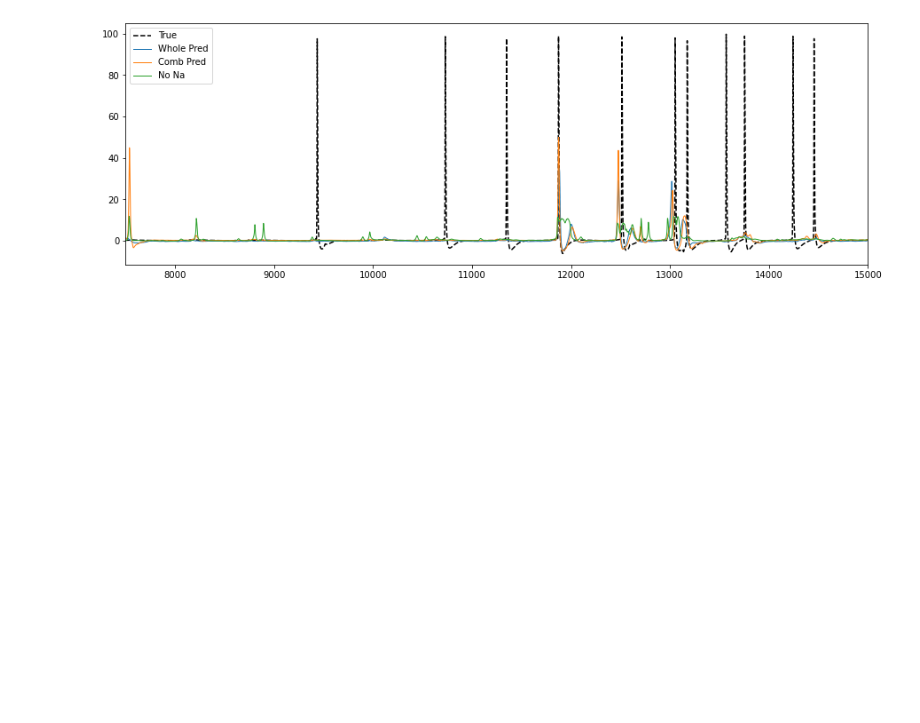
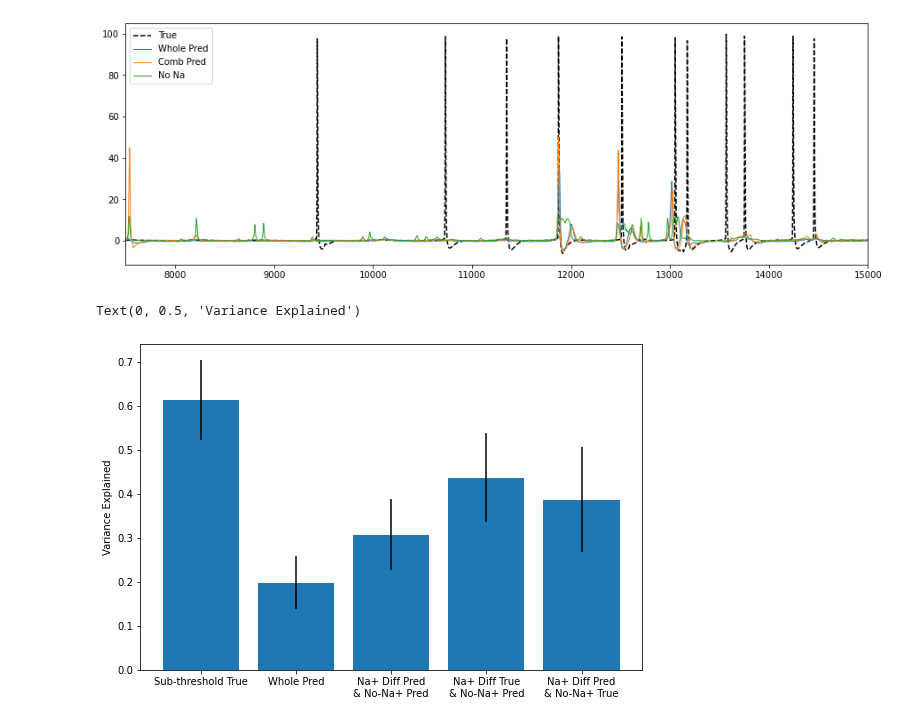
Before and after one commit to yjkimnada/dendrite, a Jupyter notebook: AP_experimental.ipynb, the cells around one changed output. Cells and saved outputs as stored; diff of their text form; code cells hidden in the pictures; blank space fills up the shorter version.

```diff
--- a/AP_experimental.ipynb
+++ b/AP_experimental.ipynb
@@ -348,0 +381,23 @@ plt.xlim(7500,15000)
+# %%
+na_true_nona_pred = np.load("/media/hdd01/sklee/CA1_clust4-60_AP/na_true_nona_pred/gru_h30_test.npy")
+na_pred_nona_true = np.load("/media/hdd01/sklee/CA1_clust4-60_AP/na_pred_nona_true/gru_h30_test.npy")
+na_true = np.load("/media/hdd01/sklee/CA1_clust4-60_AP/na_true/gru_h30_test.npy")
+comb_pred = np.load("/media/hdd01/sklee/CA1_clust4-60_AP/comb_pred/gru_h30_test.npy")
+whole_pred = np.load("/media/hdd01/sklee/CA1_clust4-60_AP/whole_pred/gru_h30_test.npy")
+true = np.load("/media/hdd01/sklee/CA1_clust4-60_AP/data/V_diff_stimseed1.npy")[980*50000:].reshape(-1,50000)
+# %%
+var_exp = np.empty((20,5))
+for i in tnrange(20):
+    var_exp[i,0] = explained_variance_score(true[i], na_true[i])
+    var_exp[i,1] = explained_variance_score(true[i], whole_pred[i])
+    var_exp[i,2] = explained_variance_score(true[i], comb_pred[i])
+    var_exp[i,3] = explained_variance_score(true[i], na_true_nona_pred[i])
+    var_exp[i,4] = explained_variance_score(true[i], na_pred_nona_true[i])
+# %%
+plt.figure(figsize = (9,6))
+plt.bar(["Sub-threshold True", "Whole Pred", "Na+ Diff Pred\n& No-Na+ Pred", "Na+ Diff True\n& No-Na+ Pred",
+              "Na+ Diff Pred\n& No-Na+ True"], np.mean(var_exp, 0), yerr=np.std(var_exp, 0))
+plt.ylabel("Variance Explained")
+# %% [output]
+Text(0, 0.5, 'Variance Explained')
+[figure, added]
```
Also changed, not shown: parts of 8 cells of this notebook, 22 other files.
